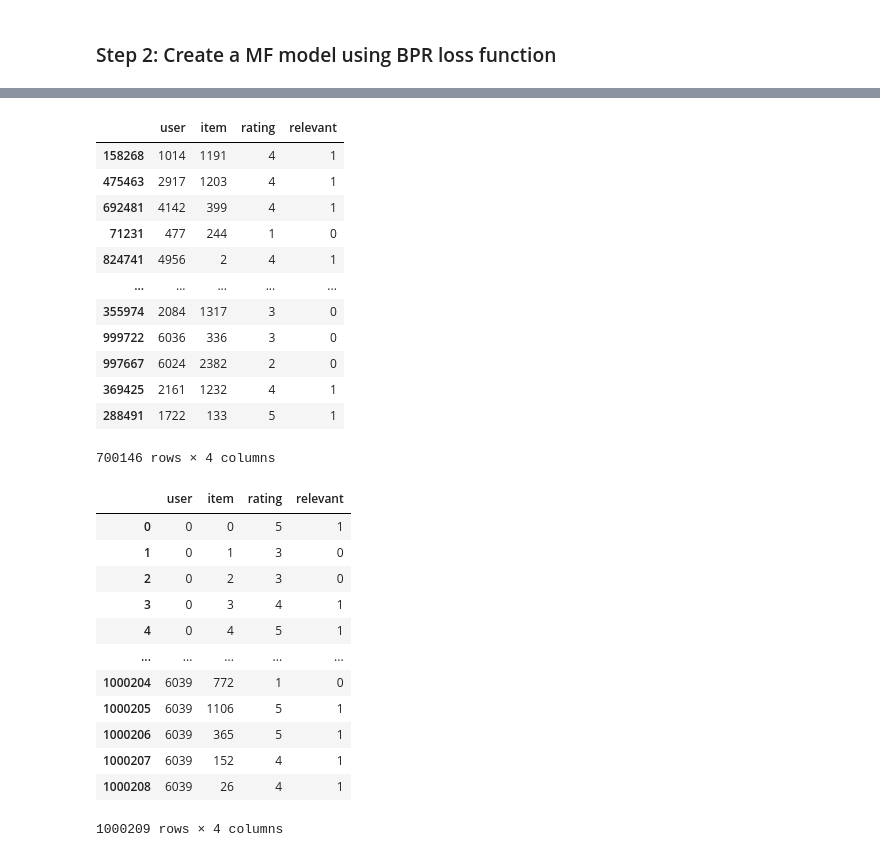
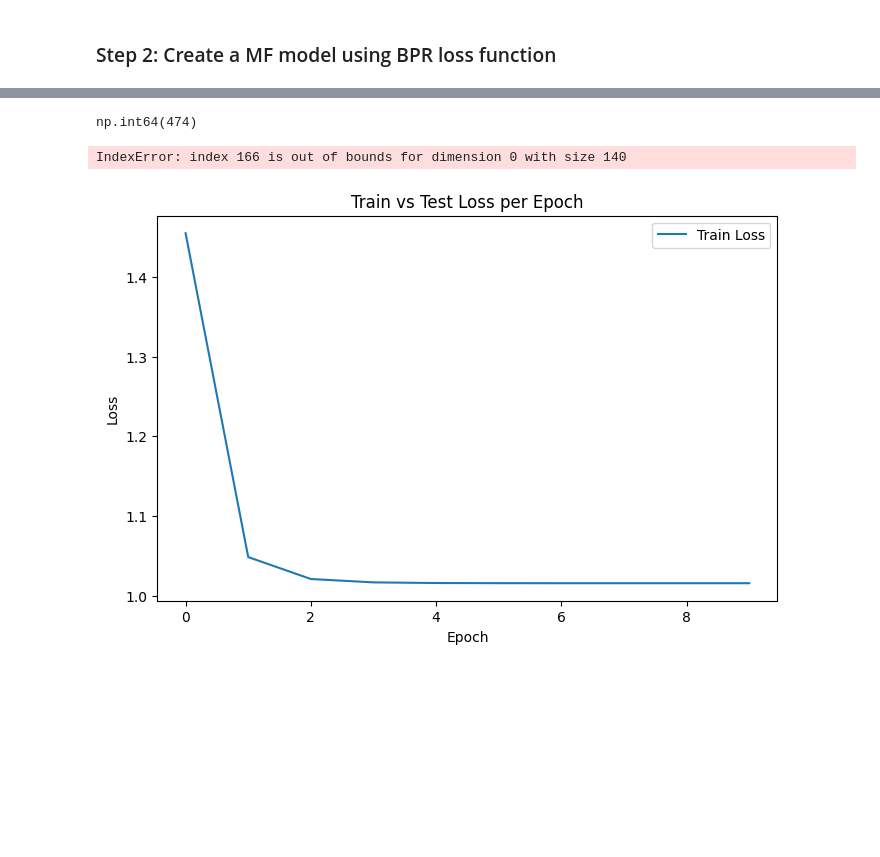
Before and after one commit to caiotda/bpr-mf, a Jupyter notebook: playground.ipynb, the cells around one changed output, grey strips where cells are left out. Drawn from its saved outputs; the diff is of its cells as text; code cells hidden in the pictures; blank space fills up the shorter version.

```diff
--- a/playground.ipynb
+++ b/playground.ipynb
@@ -106,32 +119,4 @@ plt.show()
-# %%
-train_df
-# %% [output]
-|  | user | item | rating | relevant |
-| 158268 | 1014 | 1191 | 4 | 1 |
-| 475463 | 2917 | 1203 | 4 | 1 |
-| 692481 | 4142 | 399 | 4 | 1 |
-| 71231 | 477 | 244 | 1 | 0 |
-| 824741 | 4956 | 2 | 4 | 1 |
-| ... | ... | ... | ... | ... |
-| 355974 | 2084 | 1317 | 3 | 0 |
-| 999722 | 6036 | 336 | 3 | 0 |
-| 997667 | 6024 | 2382 | 2 | 0 |
-| 369425 | 2161 | 1232 | 4 | 1 |
-| 288491 | 1722 | 133 | 5 | 1 |
-700146 rows × 4 columns
-# %%
-interactions
-# %% [output]
-|  | user | item | rating | relevant |
-| 0 | 0 | 0 | 5 | 1 |
-| 1 | 0 | 1 | 3 | 0 |
-| 2 | 0 | 2 | 3 | 0 |
-| 3 | 0 | 3 | 4 | 1 |
-| 4 | 0 | 4 | 5 | 1 |
-| ... | ... | ... | ... | ... |
-| 1000204 | 6039 | 772 | 1 | 0 |
-| 1000205 | 6039 | 1106 | 5 | 1 |
-| 1000206 | 6039 | 365 | 5 | 1 |
-| 1000207 | 6039 | 152 | 4 | 1 |
-| 1000208 | 6039 | 26 | 4 | 1 |
-1000209 rows × 4 columns
+# %%
+test_df.user.max()
+# %% [output]
+np.int64(474)
@@ -138 +132,45 @@ interactions
+# %%
+model.score(test_df) # agora ta gerando a rec mas ta dando um probleminha na hora de mapear os idss
+# %% [output]
+IndexError: index 166 is out of bounds for dimension 0 with size 140
+# %%
+data_bpr = bprMFLClickDebiasingDataloader(bpr_df_click)
+
+
+train_len = int(0.7 * len(data_bpr))
+test_len = len(data_bpr) - train_len
+
+
+train_data, test_data = random_split(data_bpr, [train_len, test_len])
+
+
+
+dataloader_bpr_train = DataLoader(train_data, batch_size=256, shuffle=True)
+dataloader_bpr_test = DataLoader(test_data, batch_size=256, shuffle=True)
+# %%
+n_users = bpr_df_click.user.max() + 1
+n_items = bpr_df_click.pos_item.max() + 1
+# %%
+model = bprMFWithClickDebiasing(
+                num_users=n_users,
+                num_items=n_items,
+                factors=50,
+                reg_lambda=1e-3,
+                n_epochs=10).to(device)
+
+
+optimizer = torch.optim.Adam(model.parameters(), lr=1e-4)
+# %%
+
+train_losses = model.fit(dataloader_bpr_train, optimizer)
+# %%
+plt.figure(figsize=(8, 5))
+plt.plot(train_losses, label='Train Loss')
+plt.xlabel('Epoch')
+plt.ylabel('Loss')
+plt.title('Train vs Test Loss per Epoch')
+plt.legend()
+plt.show()
+# %% [output]
+[figure, added]
 # %%
```
Also changed, not shown: parts of 37 cells of this notebook, 1 other file.
